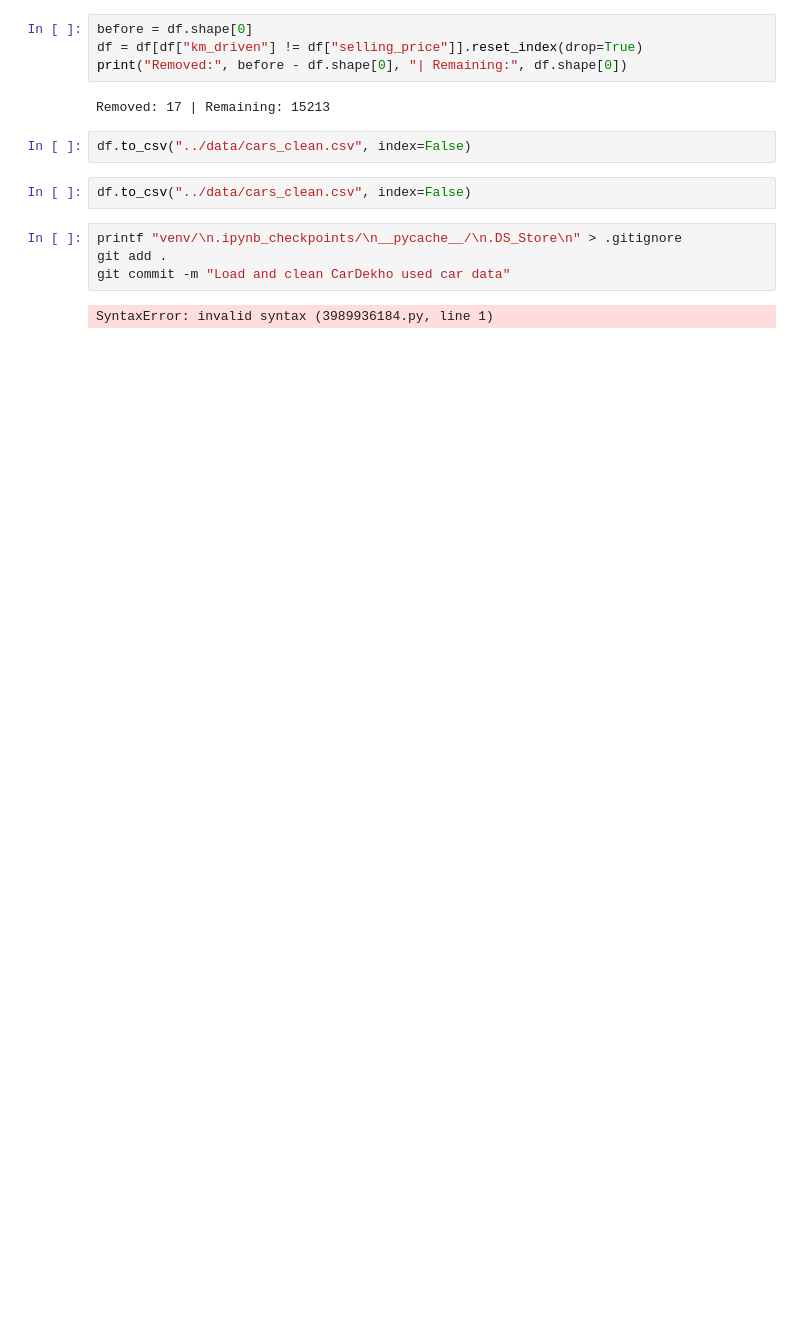
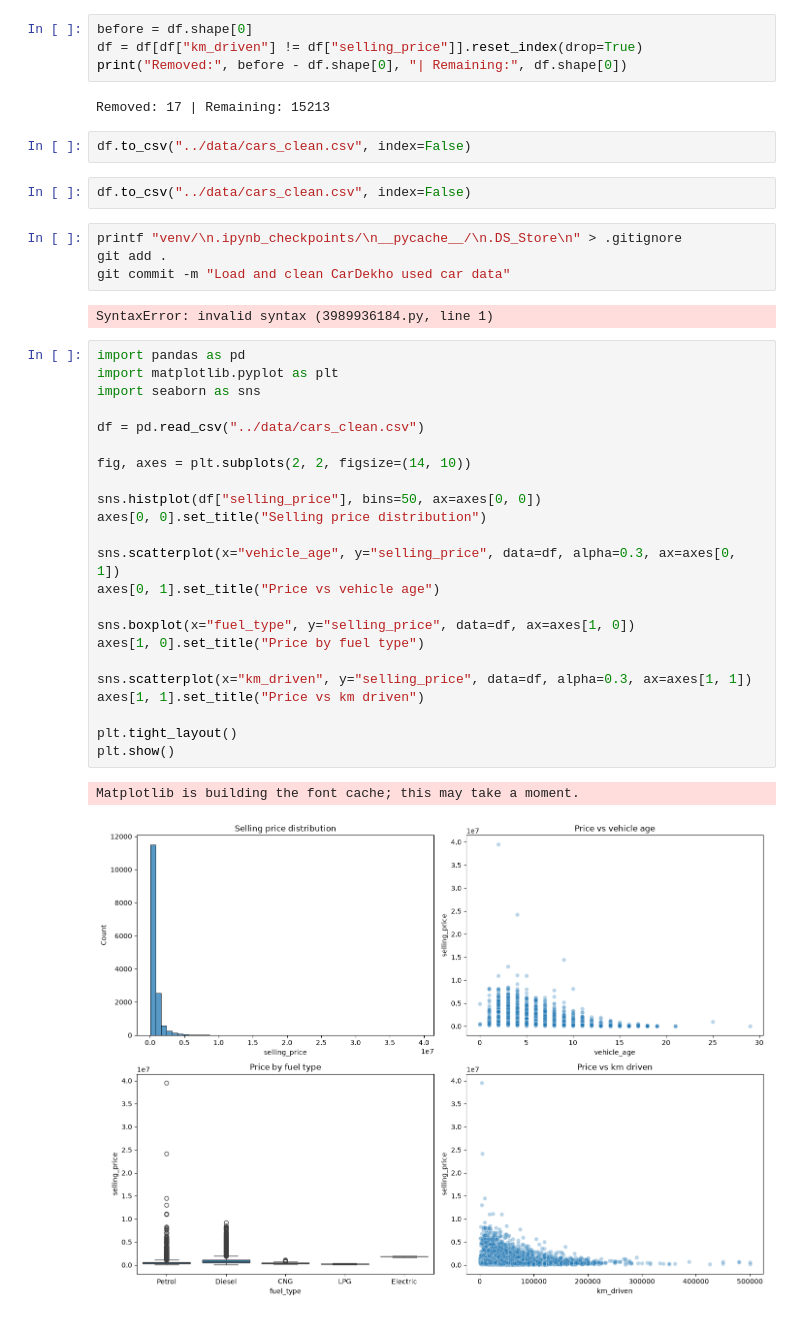
Before and after one commit to ajayvantrapati07/india-used-car-advisor, a Jupyter notebook: notebooks/01_explore.ipynb, the cells around one changed output. Cells and saved outputs as stored; diff of their text form; blank space fills up the shorter version.

Commit message:
Add exploratory charts

```diff
--- a/notebooks/01_explore.ipynb
+++ b/notebooks/01_explore.ipynb
@@ -163,3 +163,29 @@ git add .
 git commit -m "Load and clean CarDekho used car data"
 # %% [output]
 SyntaxError: invalid syntax (3989936184.py, line 1)
+# %%
+import pandas as pd
+import matplotlib.pyplot as plt
+import seaborn as sns
+
+df = pd.read_csv("../data/cars_clean.csv")
+
+fig, axes = plt.subplots(2, 2, figsize=(14, 10))
+
+sns.histplot(df["selling_price"], bins=50, ax=axes[0, 0])
+axes[0, 0].set_title("Selling price distribution")
+
+sns.scatterplot(x="vehicle_age", y="selling_price", data=df, alpha=0.3, ax=axes[0, 1])
+axes[0, 1].set_title("Price vs vehicle age")
+
+sns.boxplot(x="fuel_type", y="selling_price", data=df, ax=axes[1, 0])
+axes[1, 0].set_title("Price by fuel type")
+
+sns.scatterplot(x="km_driven", y="selling_price", data=df, alpha=0.3, ax=axes[1, 1])
+axes[1, 1].set_title("Price vs km driven")
+
+plt.tight_layout()
+plt.show()
+# %% [output]
+Matplotlib is building the font cache; this may take a moment.
+[figure, added]
```
Also changed, not shown: parts of 2 cells of this notebook.
